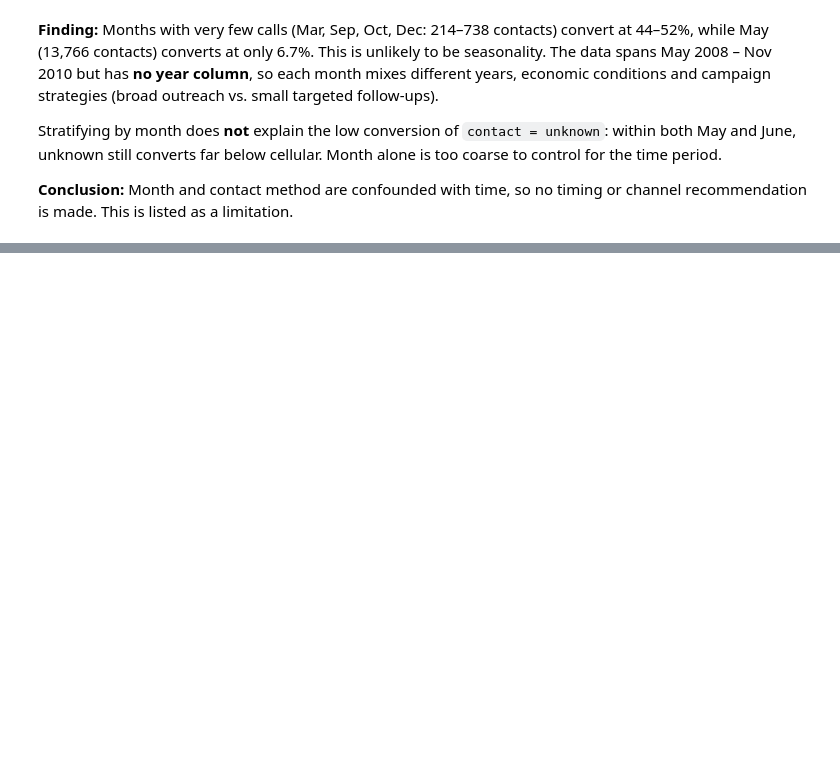
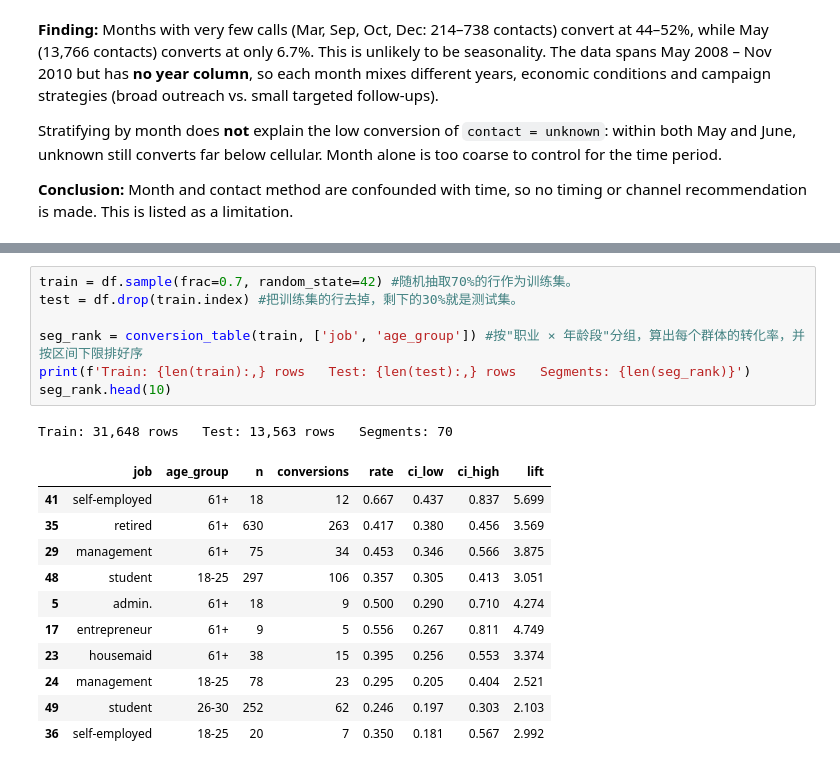
Before and after one commit to zhenyizhu672-oss/bank-telemarketing-targeting, a Jupyter notebook: analysis.ipynb, the cells around one changed output, grey strips where cells are left out. Saved outputs shown, nothing was run; the diff lists cells and outputs as text; blank space fills up the shorter version.

Commit message:
Evaluate segment ranking on held-out test set

```diff
--- a/analysis.ipynb
+++ b/analysis.ipynb
@@ -214,0 +218,20 @@ Stratifying by month does **not** explain the low conversion of `contact = unkno
+# %%
+train = df.sample(frac=0.7, random_state=42) #随机抽取70%的行作为训练集。
+test = df.drop(train.index) #把训练集的行去掉，剩下的30%就是测试集。
+
+seg_rank = conversion_table(train, ['job', 'age_group']) #按"职业 × 年龄段"分组，算出每个群体的转化率，并按区间下限排好序
+print(f'Train: {len(train):,} rows   Test: {len(test):,} rows   Segments: {len(seg_rank)}')
+seg_rank.head(10)
+# %% [output]
+Train: 31,648 rows   Test: 13,563 rows   Segments: 70
+|  | job | age_group | n | conversions | rate | ci_low | ci_high | lift |
+| 41 | self-employed | 61+ | 18 | 12 | 0.667 | 0.437 | 0.837 | 5.699 |
+| 35 | retired | 61+ | 630 | 263 | 0.417 | 0.380 | 0.456 | 3.569 |
+| 29 | management | 61+ | 75 | 34 | 0.453 | 0.346 | 0.566 | 3.875 |
+| 48 | student | 18-25 | 297 | 106 | 0.357 | 0.305 | 0.413 | 3.051 |
+| 5 | admin. | 61+ | 18 | 9 | 0.500 | 0.290 | 0.710 | 4.274 |
+| 17 | entrepreneur | 61+ | 9 | 5 | 0.556 | 0.267 | 0.811 | 4.749 |
+| 23 | housemaid | 61+ | 38 | 15 | 0.395 | 0.256 | 0.553 | 3.374 |
+| 24 | management | 18-25 | 78 | 23 | 0.295 | 0.205 | 0.404 | 2.521 |
+| 49 | student | 26-30 | 252 | 62 | 0.246 | 0.197 | 0.303 | 2.103 |
+| 36 | self-employed | 18-25 | 20 | 7 | 0.350 | 0.181 | 0.567 | 2.992 |
```
Also changed, not shown: parts of 3 cells of this notebook.
